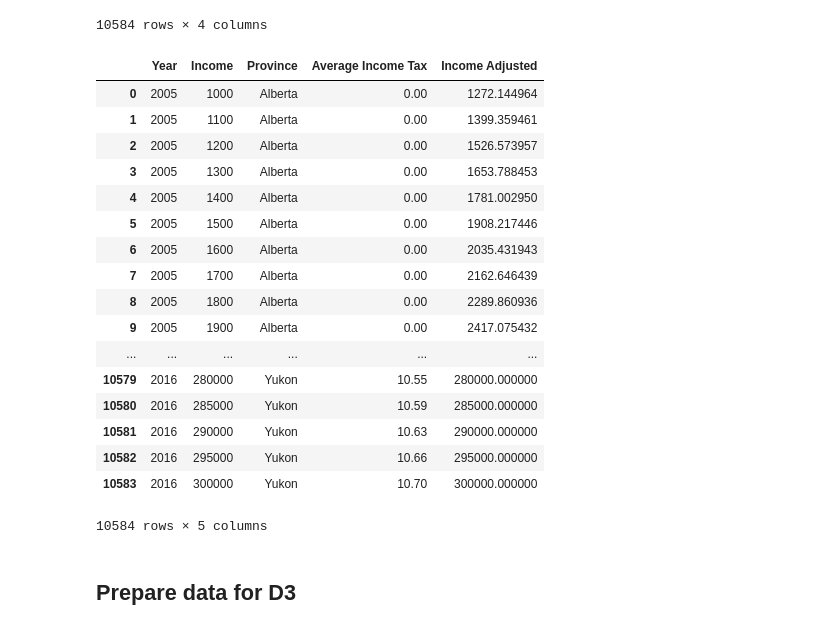
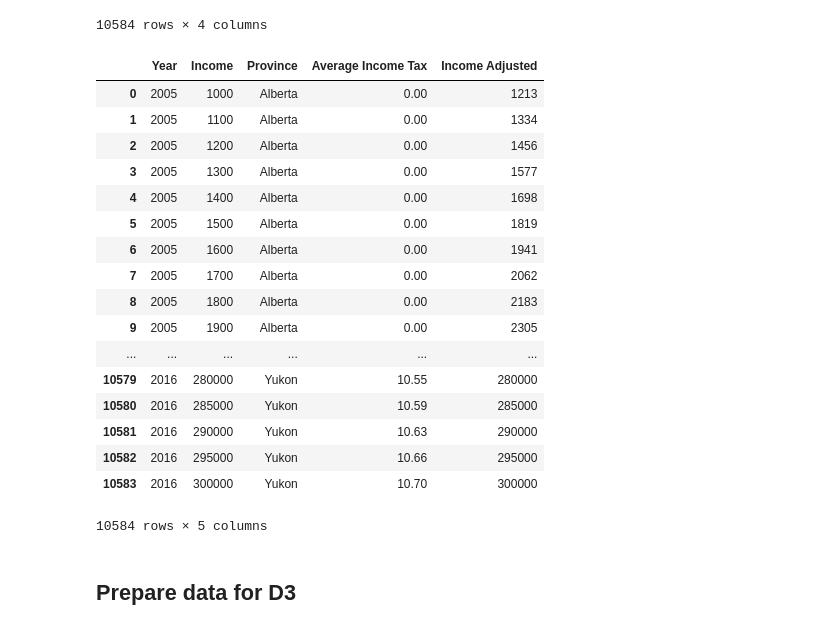
Before and after one commit to CitizensCode/CanadianIncomeTaxes, a Jupyter notebook: Canadian Tax Analysis.ipynb, the cells around one changed output. Saved outputs shown, nothing was run; the diff lists cells and outputs as text; code cells hidden in the pictures.

```diff
--- a/Canadian Tax Analysis.ipynb
+++ b/Canadian Tax Analysis.ipynb
@@ -286,3 +286,15 @@ merged_data
 | 9826 | 2016 | 295000 | Yukon | 37.59 |
 | 9827 | 2016 | 300000 | Yukon | 37.73 |
 9828 rows × 4 columns
+# %%
+tax_index = pd.read_csv(filepath_or_buffer="./MiscData/TaxCPIIndex.csv")
+value = 1000
+year = 2000
+
+# Combine all the multipliers together between the years to account for inflation. Fun fact: since I combine
+# all the multipliers together before multiplying it by the original value, I remove the rounding error
+# that the CRA induces by rounding after every step.
+index_values = tax_index.loc[tax_index["Year"] > year,"CPI Change"].values / 100.0 + 1
+multiplier = np.prod(index_values)
+value_2016 = np.round(multiplier*value)
+value_2016
@@ -289,11 +312,16 @@ merged_data
+# %%
+# Load the file that contains the CPI indexes as calculated above
+tax_index = pd.read_csv(filepath_or_buffer="./MiscData/TaxCPIIndex.csv")
+def incAdjust(row):
+    year = int(row["Year"])
+    # Get the index values between the year and 2016
+    index_values = tax_index.loc[tax_index["Year"] > year,"CPI Change"].values / 100.0 + 1
+    multiplier = np.prod(index_values) # Combine them
+    return np.round(row["Income"] * multiplier)
 # %%
-bracket = {"2016": 45282, "2015": 44701, "2014": 43953, "2005": 35595}
 merged_data_adjusted = merged_data.copy()
 merged_data_adjusted["Income Adjusted"] = 0
-for (index, row) in merged_data.iterrows():
-    year = str(row["Year"])
-    ratio = 1.0 * bracket["2016"] / bracket[year]
-    merged_data_adjusted.loc[index,"Income Adjusted"] = row["Income"]*ratio
+merged_data_adjusted["Income Adjusted"] = merged_data_adjusted.apply(incAdjust, axis=1)
 merged_data_adjusted.to_csv(path_or_buf="./MiscData/AvgRatesAdjusted.csv", index=False)
 merged_data_adjusted
 # %% [output]
@@ -415,33 +440,29 @@ merged_data
 | 10583 | 2016 | 300000 | Yukon | 10.70 |
 10584 rows × 4 columns
 # %%
-bracket = {"2016": 45282, "2015": 44701, "2014": 43953, "2005": 35595}
 merged_data_adjusted = merged_data.copy()
 merged_data_adjusted["Income Adjusted"] = 0
-for (index, row) in merged_data.iterrows():
-    year = str(row["Year"])
-    ratio = 1.0 * bracket["2016"] / bracket[year]
-    merged_data_adjusted.loc[index,"Income Adjusted"] = row["Income"]*ratio
+merged_data_adjusted["Income Adjusted"] = merged_data_adjusted.apply(incAdjust, axis=1)
 merged_data_adjusted.to_csv(path_or_buf="./MiscData/AvgRatesProvOnlyAdjusted.csv", index=False)
 merged_data_adjusted
 # %% [output]
 |  | Year | Income | Province | Average Income Tax | Income Adjusted |
-| 0 | 2005 | 1000 | Alberta | 0.00 | 1272.144964 |
-| 1 | 2005 | 1100 | Alberta | 0.00 | 1399.359461 |
-| 2 | 2005 | 1200 | Alberta | 0.00 | 1526.573957 |
-| 3 | 2005 | 1300 | Alberta | 0.00 | 1653.788453 |
-| 4 | 2005 | 1400 | Alberta | 0.00 | 1781.002950 |
-| 5 | 2005 | 1500 | Alberta | 0.00 | 1908.217446 |
-| 6 | 2005 | 1600 | Alberta | 0.00 | 2035.431943 |
-| 7 | 2005 | 1700 | Alberta | 0.00 | 2162.646439 |
-| 8 | 2005 | 1800 | Alberta | 0.00 | 2289.860936 |
-| 9 | 2005 | 1900 | Alberta | 0.00 | 2417.075432 |
+| 0 | 2005 | 1000 | Alberta | 0.00 | 1213 |
+| 1 | 2005 | 1100 | Alberta | 0.00 | 1334 |
+| 2 | 2005 | 1200 | Alberta | 0.00 | 1456 |
+| 3 | 2005 | 1300 | Alberta | 0.00 | 1577 |
+| 4 | 2005 | 1400 | Alberta | 0.00 | 1698 |
+| 5 | 2005 | 1500 | Alberta | 0.00 | 1819 |
+| 6 | 2005 | 1600 | Alberta | 0.00 | 1941 |
+| 7 | 2005 | 1700 | Alberta | 0.00 | 2062 |
+| 8 | 2005 | 1800 | Alberta | 0.00 | 2183 |
+| 9 | 2005 | 1900 | Alberta | 0.00 | 2305 |
 | ... | ... | ... | ... | ... | ... |
-| 10579 | 2016 | 280000 | Yukon | 10.55 | 280000.000000 |
-| 10580 | 2016 | 285000 | Yukon | 10.59 | 285000.000000 |
-| 10581 | 2016 | 290000 | Yukon | 10.63 | 290000.000000 |
-| 10582 | 2016 | 295000 | Yukon | 10.66 | 295000.000000 |
-| 10583 | 2016 | 300000 | Yukon | 10.70 | 300000.000000 |
+| 10579 | 2016 | 280000 | Yukon | 10.55 | 280000 |
+| 10580 | 2016 | 285000 | Yukon | 10.59 | 285000 |
+| 10581 | 2016 | 290000 | Yukon | 10.63 | 290000 |
+| 10582 | 2016 | 295000 | Yukon | 10.66 | 295000 |
+| 10583 | 2016 | 300000 | Yukon | 10.70 | 300000 |
 10584 rows × 5 columns
 # %% [markdown]
 ## Prepare data for D3
```
Also changed, not shown: parts of 5 cells of this notebook, 11 other files.
